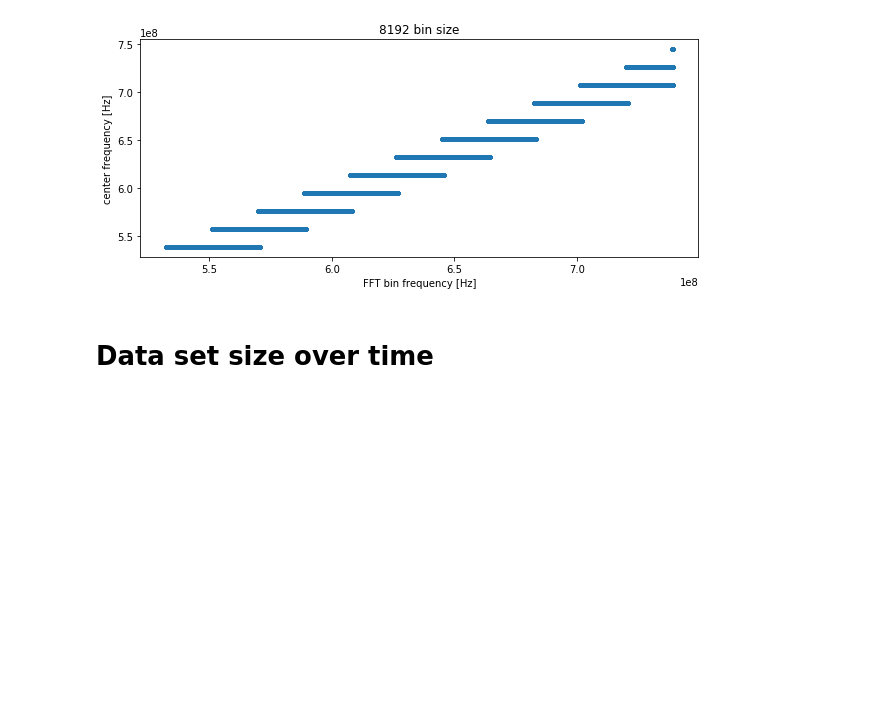
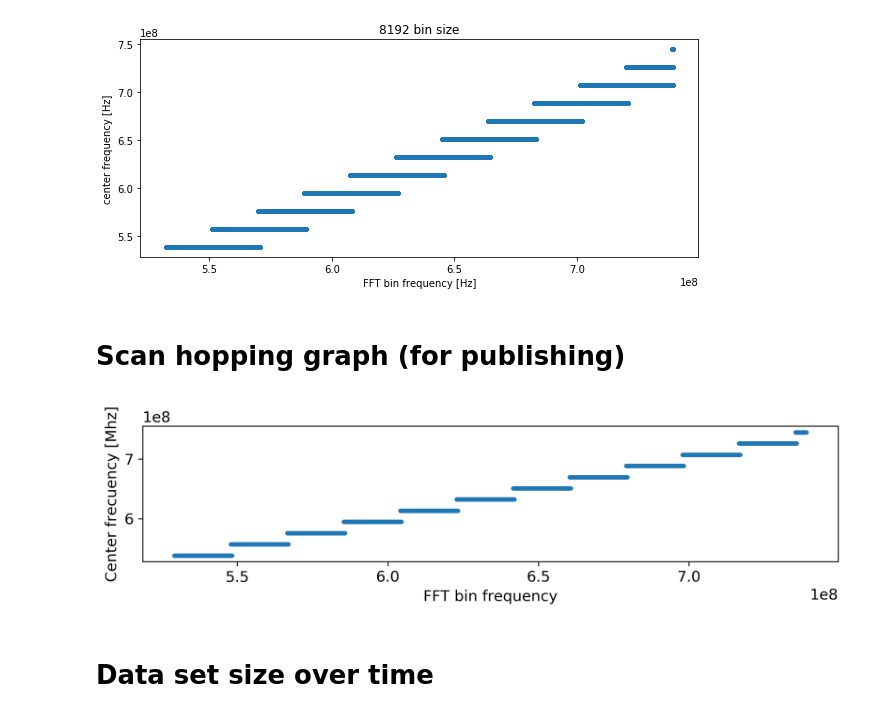
Before and after one commit to jarmokivekas/tuamk-thesis, a Jupyter notebook: spectrum-sense-data-processing.ipynb, the cells around one changed output. Saved outputs shown, nothing was run; the diff lists cells and outputs as text; code cells hidden in the pictures; blank space fills up the shorter version.

```diff
--- a/spectrum-sense-data-processing.ipynb
+++ b/spectrum-sense-data-processing.ipynb
@@ -490,6 +499,20 @@ plt.show()
 [figure]
 [figure]
 [figure]
+# %% [markdown]
+# Scan hopping graph (for publishing)
+# %%
+df = read_sense_v0_1('data/2017-05-11 10:58:45.018242-sense.tsv')
+df = df[df.sweep == 0]
+# %%
+plt.figure(figsize=(10,2), dpi=300)
+plt.scatter( df.bin_f, df.center_f,s=5)
+plt.ylabel('Center frecuency [Mhz]')
+plt.xlabel('FFT bin frequency')
+plt.savefig('doc/img/centerf-vs-binf.png', bbox_inches='tight', dpi=300)
+plt.show()
+# %% [output]
+[figure, added]
 # %% [markdown]
 # Data set size over time
 # %%
```
Also changed, not shown: parts of 11 cells of this notebook.
